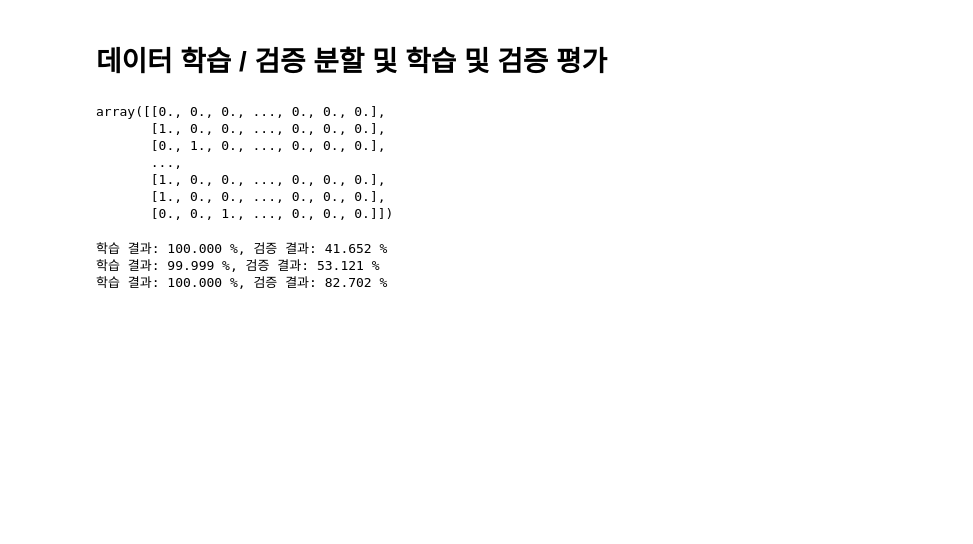
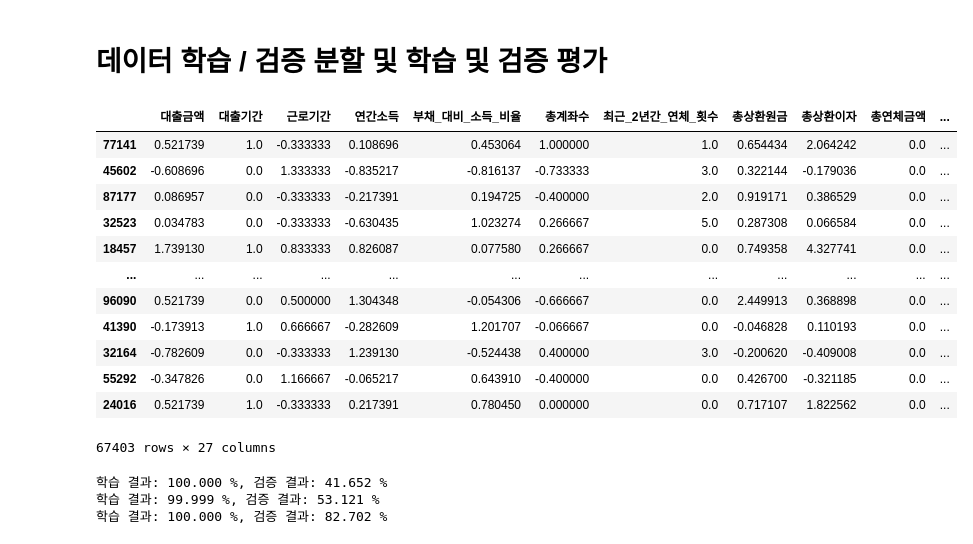
Before and after one commit to youse0ng/AICE_, a Jupyter notebook: open/데이터전처리.ipynb, the cells around one changed output. Cells and saved outputs as stored; diff of their text form; code cells hidden in the pictures; blank space fills up the shorter version.

```diff
--- a/open/데이터전처리.ipynb
+++ b/open/데이터전처리.ipynb
@@ -399,13 +401,19 @@ array([[0., 0., 1., ..., 0., 0., 0.],
 # %%
 X_train,X_test,y_train,y_test = train_test_split(X,y,train_size=0.7, test_size=0.3,random_state=42, stratify=y)
 
-y_train
+X_train
 # %% [output]
+|  | 대출금액 | 대출기간 | 근로기간 | 연간소득 | 부채_대비_소득_비율 | 총계좌수 | 최근_2년간_연체_횟수 | 총상환원금 | 총상환이자 | 총연체금액 | ... |
+| 77141 | 0.521739 | 1.0 | -0.333333 | 0.108696 | 0.453064 | 1.000000 | 1.0 | 0.654434 | 2.064242 | 0.0 | ... |
+| 45602 | -0.608696 | 0.0 | 1.333333 | -0.835217 | -0.816137 | -0.733333 | 3.0 | 0.322144 | -0.179036 | 0.0 | ... |
+| 87177 | 0.086957 | 0.0 | -0.333333 | -0.217391 | 0.194725 | -0.400000 | 2.0 | 0.919171 | 0.386529 | 0.0 | ... |
+| 32523 | 0.034783 | 0.0 | -0.333333 | -0.630435 | 1.023274 | 0.266667 | 5.0 | 0.287308 | 0.066584 | 0.0 | ... |
+| 18457 | 1.739130 | 1.0 | 0.833333 | 0.826087 | 0.077580 | 0.266667 | 0.0 | 0.749358 | 4.327741 | 0.0 | ... |
+| ... | ... | ... | ... | ... | ... | ... | ... | ... | ... | ... | ... |
+| 96090 | 0.521739 | 0.0 | 0.500000 | 1.304348 | -0.054306 | -0.666667 | 0.0 | 2.449913 | 0.368898 | 0.0 | ... |
+| 41390 | -0.173913 | 1.0 | 0.666667 | -0.282609 | 1.201707 | -0.066667 | 0.0 | -0.046828 | 0.110193 | 0.0 | ... |
+| 32164 | -0.782609 | 0.0 | -0.333333 | 1.239130 | -0.524438 | 0.400000 | 3.0 | -0.200620 | -0.409008 | 0.0 | ... |
+| 55292 | -0.347826 | 0.0 | 1.166667 | -0.065217 | 0.643910 | -0.400000 | 0.0 | 0.426700 | -0.321185 | 0.0 | ... |
+| 24016 | 0.521739 | 1.0 | -0.333333 | 0.217391 | 0.780450 | 0.000000 | 0.0 | 0.717107 | 1.822562 | 0.0 | ... |
-array([[0., 0., 0., ..., 0., 0., 0.],
-       [1., 0., 0., ..., 0., 0., 0.],
-       [0., 1., 0., ..., 0., 0., 0.],
-       ...,
-       [1., 0., 0., ..., 0., 0., 0.],
-       [1., 0., 0., ..., 0., 0., 0.],
-       [0., 0., 1., ..., 0., 0., 0.]])
+67403 rows × 27 columns
 # %%
```
Also changed, not shown: parts of 13 cells of this notebook, 1 other file.
